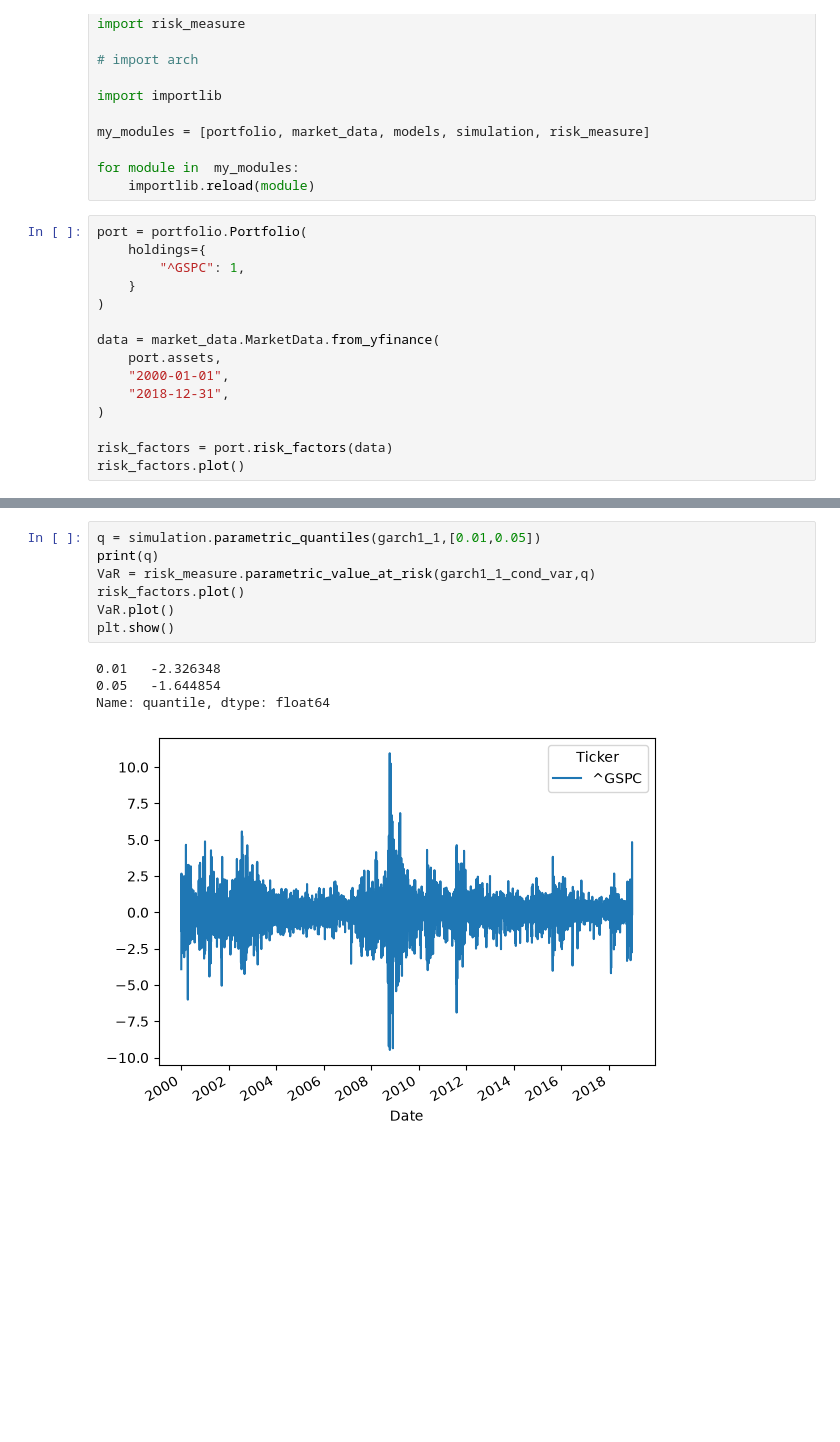
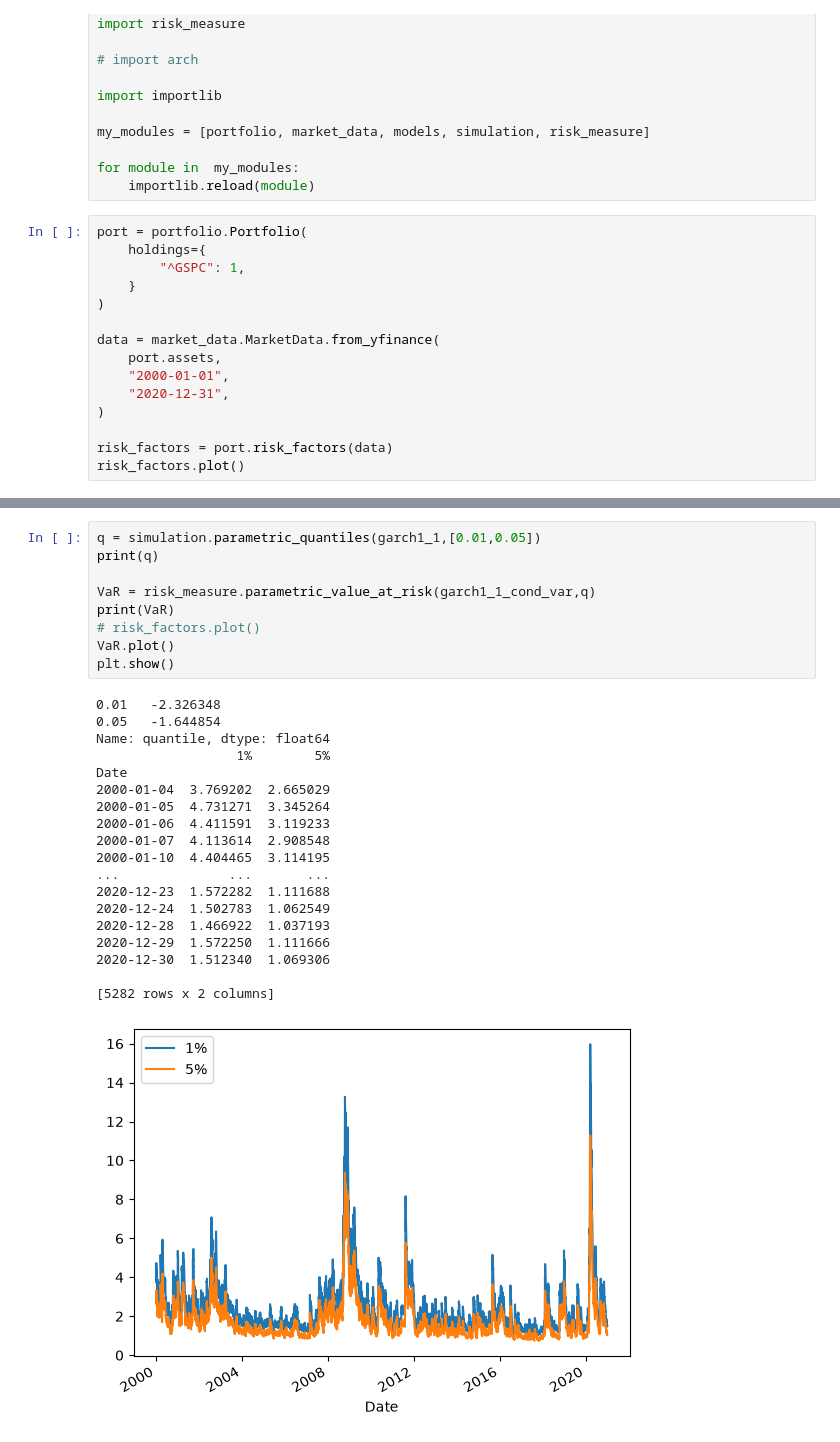
Before and after one commit to alikemal68/RiskEngine, a Jupyter notebook: test.ipynb, the cells around one changed output, grey strips where cells are left out. Saved outputs shown, nothing was run; the diff lists cells and outputs as text; blank space fills up the shorter version.

```diff
--- a/test.ipynb
+++ b/test.ipynb
@@ -25,7 +25,7 @@ port = portfolio.Portfolio(
 data = market_data.MarketData.from_yfinance(
     port.assets,
     "2000-01-01",
-    "2018-12-31",
+    "2020-12-31",
 )
 
 risk_factors = port.risk_factors(data)
@@ -102,12 +102,29 @@ models.garch_forecast(garch1_1)
 # %%
 q = simulation.parametric_quantiles(garch1_1,[0.01,0.05])
 print(q)
+
 VaR = risk_measure.parametric_value_at_risk(garch1_1_cond_var,q)
-risk_factors.plot()
+print(VaR)
+# risk_factors.plot()
 VaR.plot()
 plt.show()
 # %% [output]
 0.01   -2.326348
 0.05   -1.644854
 Name: quantile, dtype: float64
+                  1%        5%
+Date
+2000-01-04  3.769202  2.665029
+2000-01-05  4.731271  3.345264
+2000-01-06  4.411591  3.119233
+2000-01-07  4.113614  2.908548
+2000-01-10  4.404465  3.114195
+...              ...       ...
+2020-12-23  1.572282  1.111688
+2020-12-24  1.502783  1.062549
+2020-12-28  1.466922  1.037193
+2020-12-29  1.572250  1.111666
+2020-12-30  1.512340  1.069306
+
+[5282 rows x 2 columns]
-[figure, old version]
+[figure, new version]
```
Also changed, not shown: parts of 8 cells of this notebook, 1 other file.
